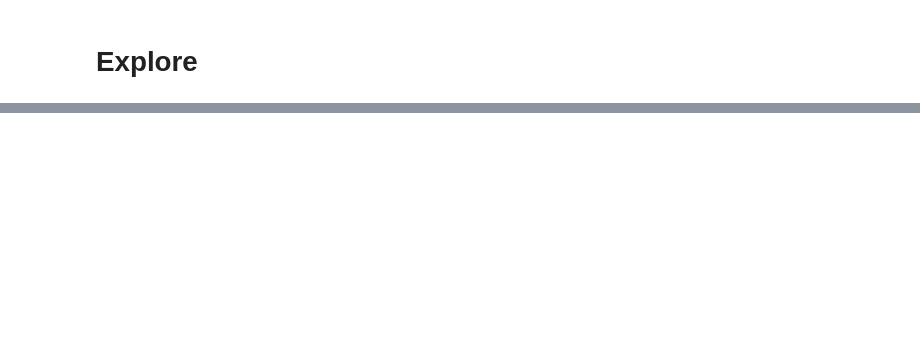
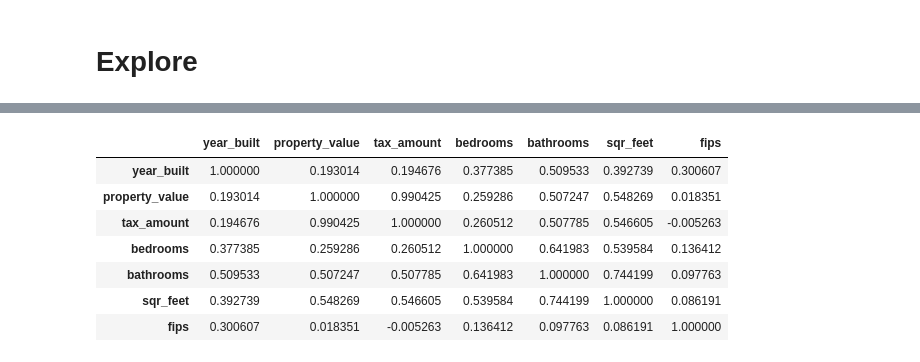
Before and after one commit to EstebanHernandez0/Zillow_Project, a Jupyter notebook: work_notebook.ipynb, the cells around one changed output, grey strips where cells are left out. Cells and saved outputs as stored; diff of their text form; code cells hidden in the pictures; blank space fills up the shorter version.

```diff
--- a/work_notebook.ipynb
+++ b/work_notebook.ipynb
@@ -50,0 +87,12 @@ train.head()
+# %%
+corr= train.corr()
+corr
+# %% [output]
+|  | year_built | property_value | tax_amount | bedrooms | bathrooms | sqr_feet | fips |
+| year_built | 1.000000 | 0.193014 | 0.194676 | 0.377385 | 0.509533 | 0.392739 | 0.300607 |
+| property_value | 0.193014 | 1.000000 | 0.990425 | 0.259286 | 0.507247 | 0.548269 | 0.018351 |
+| tax_amount | 0.194676 | 0.990425 | 1.000000 | 0.260512 | 0.507785 | 0.546605 | -0.005263 |
+| bedrooms | 0.377385 | 0.259286 | 0.260512 | 1.000000 | 0.641983 | 0.539584 | 0.136412 |
+| bathrooms | 0.509533 | 0.507247 | 0.507785 | 0.641983 | 1.000000 | 0.744199 | 0.097763 |
+| sqr_feet | 0.392739 | 0.548269 | 0.546605 | 0.539584 | 0.744199 | 1.000000 | 0.086191 |
+| fips | 0.300607 | 0.018351 | -0.005263 | 0.136412 | 0.097763 | 0.086191 | 1.000000 |
```
Also changed, not shown: parts of 13 cells of this notebook.
